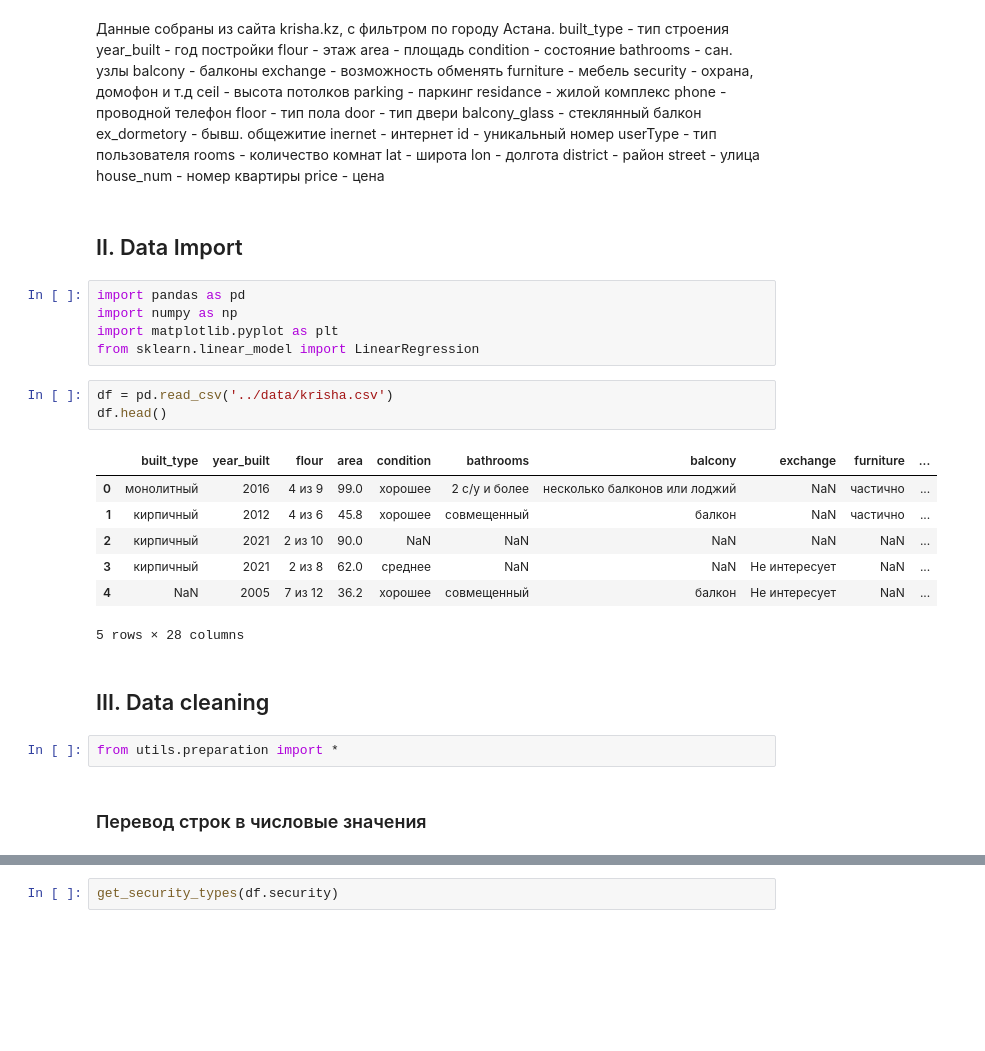
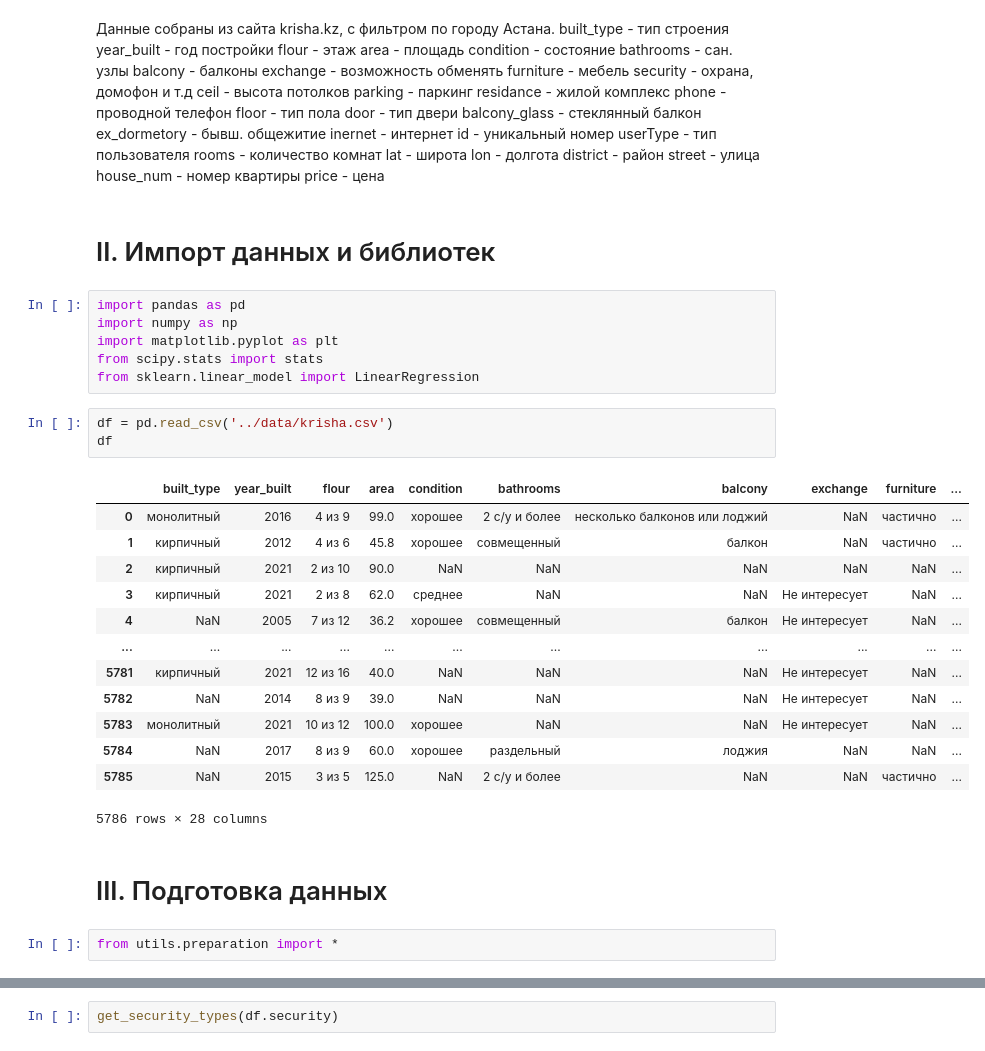
Before and after one commit to khandosaly/krisha-eda, a Jupyter notebook: notebooks/eda.ipynb, the cells around one changed output, grey strips where cells are left out. Drawn from its saved outputs; the diff is of its cells as text; blank space fills up the shorter version.

```diff
--- a/notebooks/eda.ipynb
+++ b/notebooks/eda.ipynb
@@ -30,27 +30,32 @@ district - район
 street - улица
 house_num - номер квартиры
 price - цена
-# %% [markdown]
-## II. Data Import
+# %% [markdown]
+# II. Импорт данных и библиотек
 # %%
 import pandas as pd
 import numpy as np
 import matplotlib.pyplot as plt
+from scipy.stats import stats
 from sklearn.linear_model import LinearRegression
 # %%
 df = pd.read_csv('../data/krisha.csv')
-df.head()
+df
 # %% [output]
 |  | built_type | year_built | flour | area | condition | bathrooms | balcony | exchange | furniture | ... |
 | 0 | монолитный | 2016 | 4 из 9 | 99.0 | хорошее | 2 с/у и более | несколько балконов или лоджий | NaN | частично | ... |
 | 1 | кирпичный | 2012 | 4 из 6 | 45.8 | хорошее | совмещенный | балкон | NaN | частично | ... |
 | 2 | кирпичный | 2021 | 2 из 10 | 90.0 | NaN | NaN | NaN | NaN | NaN | ... |
 | 3 | кирпичный | 2021 | 2 из 8 | 62.0 | среднее | NaN | NaN | Не интересует | NaN | ... |
 | 4 | NaN | 2005 | 7 из 12 | 36.2 | хорошее | совмещенный | балкон | Не интересует | NaN | ... |
+| ... | ... | ... | ... | ... | ... | ... | ... | ... | ... | ... |
+| 5781 | кирпичный | 2021 | 12 из 16 | 40.0 | NaN | NaN | NaN | Не интересует | NaN | ... |
+| 5782 | NaN | 2014 | 8 из 9 | 39.0 | NaN | NaN | NaN | Не интересует | NaN | ... |
+| 5783 | монолитный | 2021 | 10 из 12 | 100.0 | хорошее | NaN | NaN | Не интересует | NaN | ... |
+| 5784 | NaN | 2017 | 8 из 9 | 60.0 | хорошее | раздельный | лоджия | NaN | NaN | ... |
+| 5785 | NaN | 2015 | 3 из 5 | 125.0 | NaN | 2 с/у и более | NaN | NaN | частично | ... |
-5 rows × 28 columns
+5786 rows × 28 columns
 # %% [markdown]
-## III. Data cleaning
+# III. Подготовка данных
 # %%
 from utils.preparation import *
-# %% [markdown]
-### Перевод строк в числовые значения
```
Also changed, not shown: parts of 109 cells of this notebook, 1 other file.
